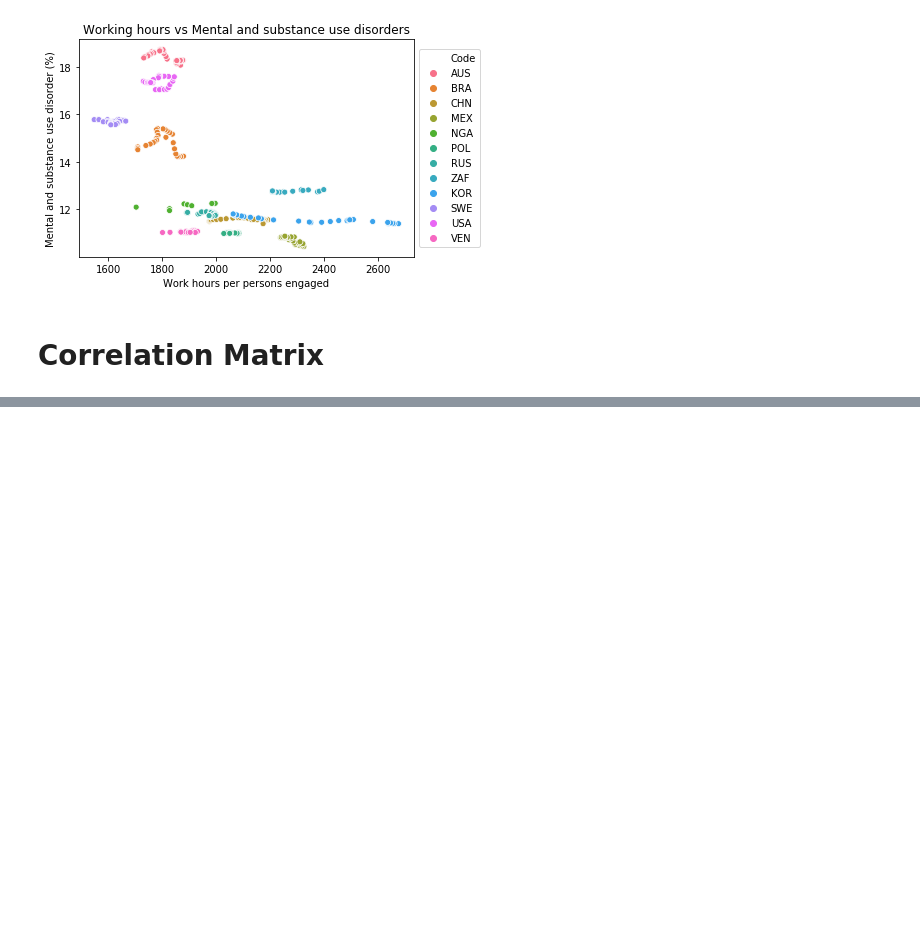
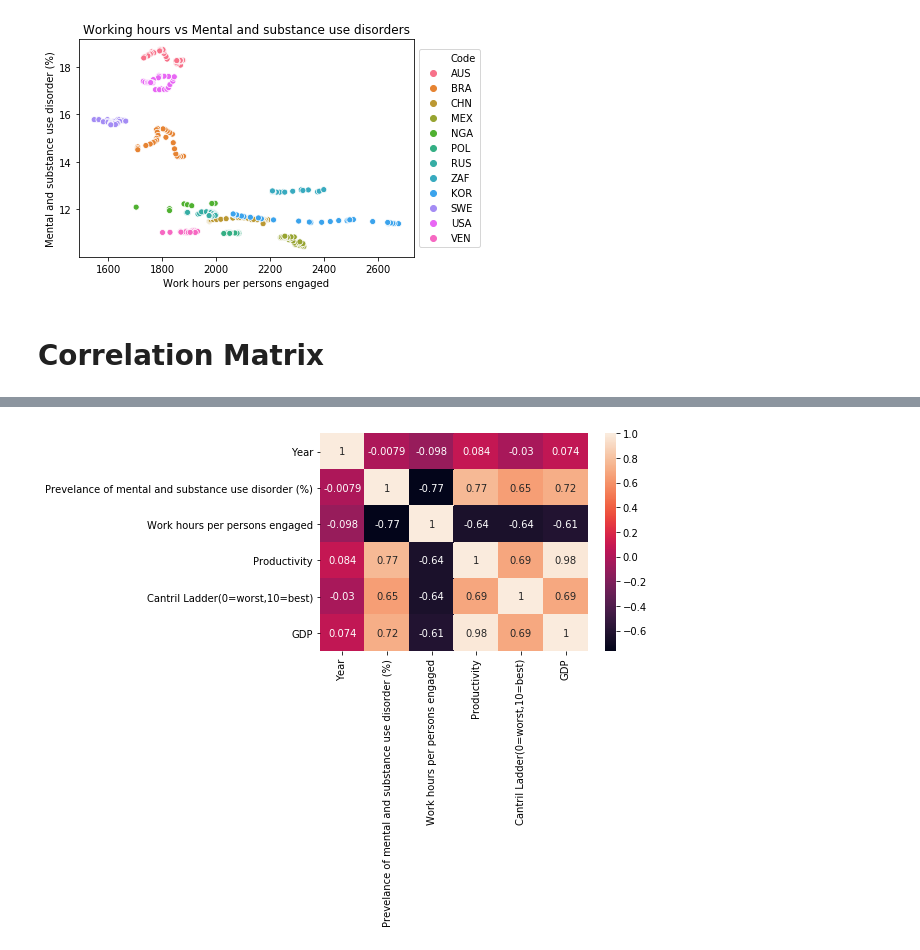
Before and after one commit to JeremyBrent/RUDS_project_1, a Jupyter notebook: Jeremys_notebook/Data_analysis.ipynb, the cells around one changed output, grey strips where cells are left out. Drawn from its saved outputs; the diff is of its cells as text; code cells hidden in the pictures; blank space fills up the shorter version.

```diff
--- a/Jeremys_notebook/Data_analysis.ipynb
+++ b/Jeremys_notebook/Data_analysis.ipynb
@@ -411,13 +411,14 @@ merged_df_1 = merged_df_1.rename(columns={"Code_x":"Code"})
 
 path = os.path.join("..","Output","gdp_lifesat.csv")
 gdp_lifesat_df = pd.read_csv(path)
-gdp_lifesat_df = gdp_lifesat_df[["Code","Year","GDP","Life sat"]]
+gdp_lifesat_df = gdp_lifesat_df[["Code","Year","GDP"]]
 
 
 
 merged_2 = pd.merge(merged_df_1,gdp_lifesat_df,on=["Year","Code"],how='left')
 merged_2 = merged_2.rename(columns={"Prevalence - Mental and substance use disorders - Sex: Both - Age: Age-standardized (Percent) (%)":"Prevelance of mental and substance use disorder (%)","Work hours per persons engaged_x":"Work hours per persons engaged"})
 merged_2
+
 # path = os.path.join("..","Output","Clean_alcohol.csv")
 # df = pd.read_csv(path)
 # del df["Unnamed: 0"]
@@ -453,0 +444,6 @@ merged_2.corr()
+# %%
+corrMatrix = merged_2.corr()
+sns.heatmap(corrMatrix, annot=True)
+plt.show()
+# %% [output]
+[figure, added]
```
Also changed, not shown: parts of 2 cells of this notebook.
